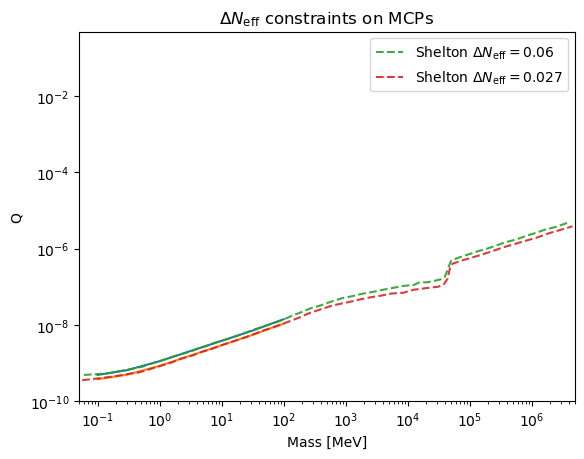
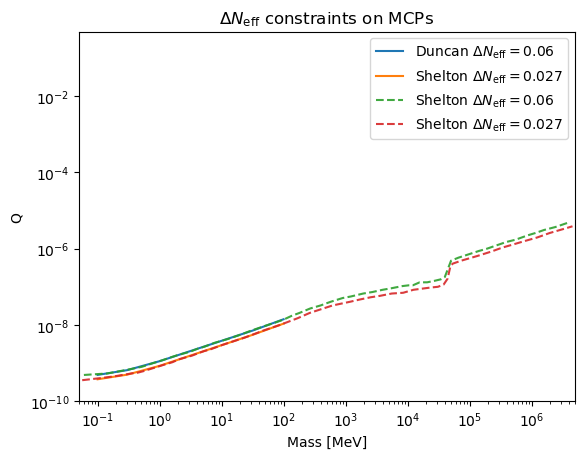
Unified diff of the notebook cell whose output changed from the first chart to the second:
--- before
+++ after
@@ -1,4 +1,4 @@
-plt.plot(unique_masses, Q_Neff_0_06_constraint)
-plt.plot(unique_masses, Q_Neff_0_027_constraint)
+plt.plot(unique_masses, Q_Neff_0_06_constraint, label=r'Duncan $\Delta N_{\rm eff} = 0.06$')
+plt.plot(unique_masses, Q_Neff_0_027_constraint, label=r'Shelton $\Delta N_{\rm eff} = 0.027$')
 
 plt.plot(*shelton_neff_const_0_06, linestyle='dashed', alpha=0.9, label=r'Shelton $\Delta N_{\rm eff} = 0.06$')

Commit: renamed Boltzmann class to MCPBoltzmann